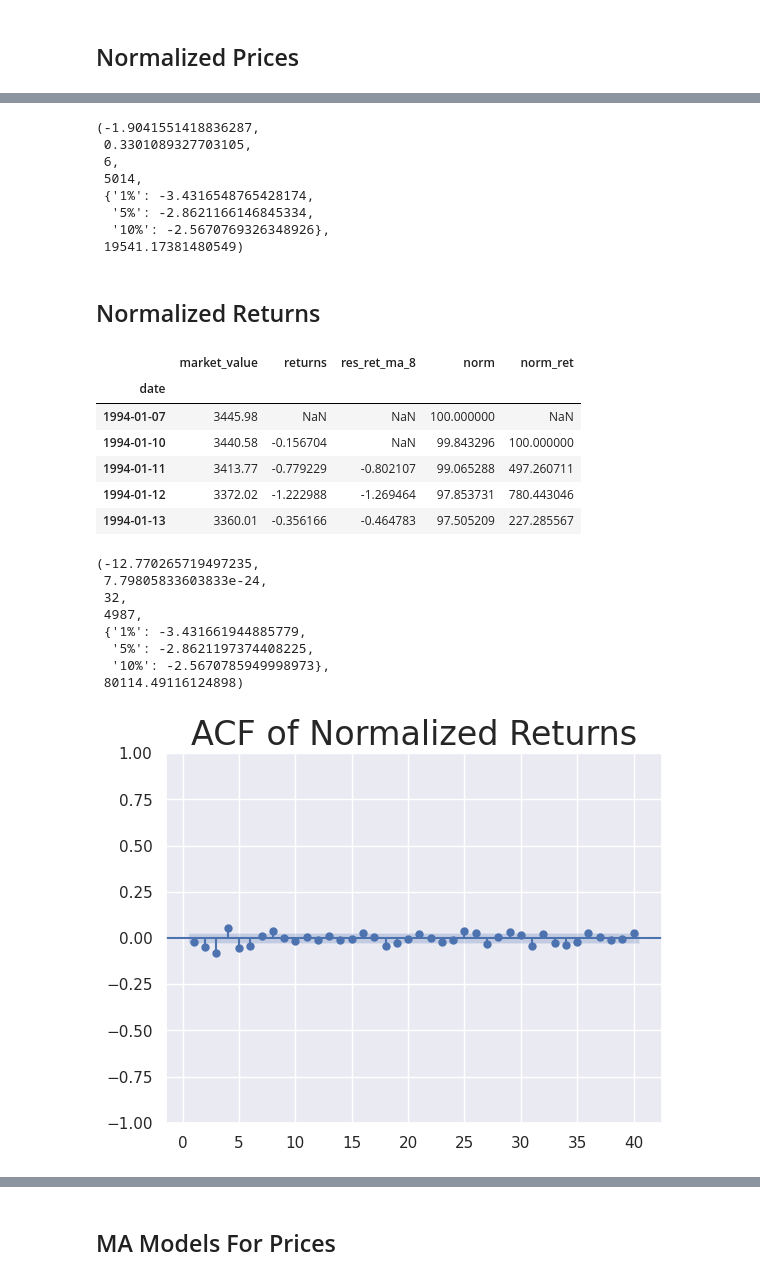
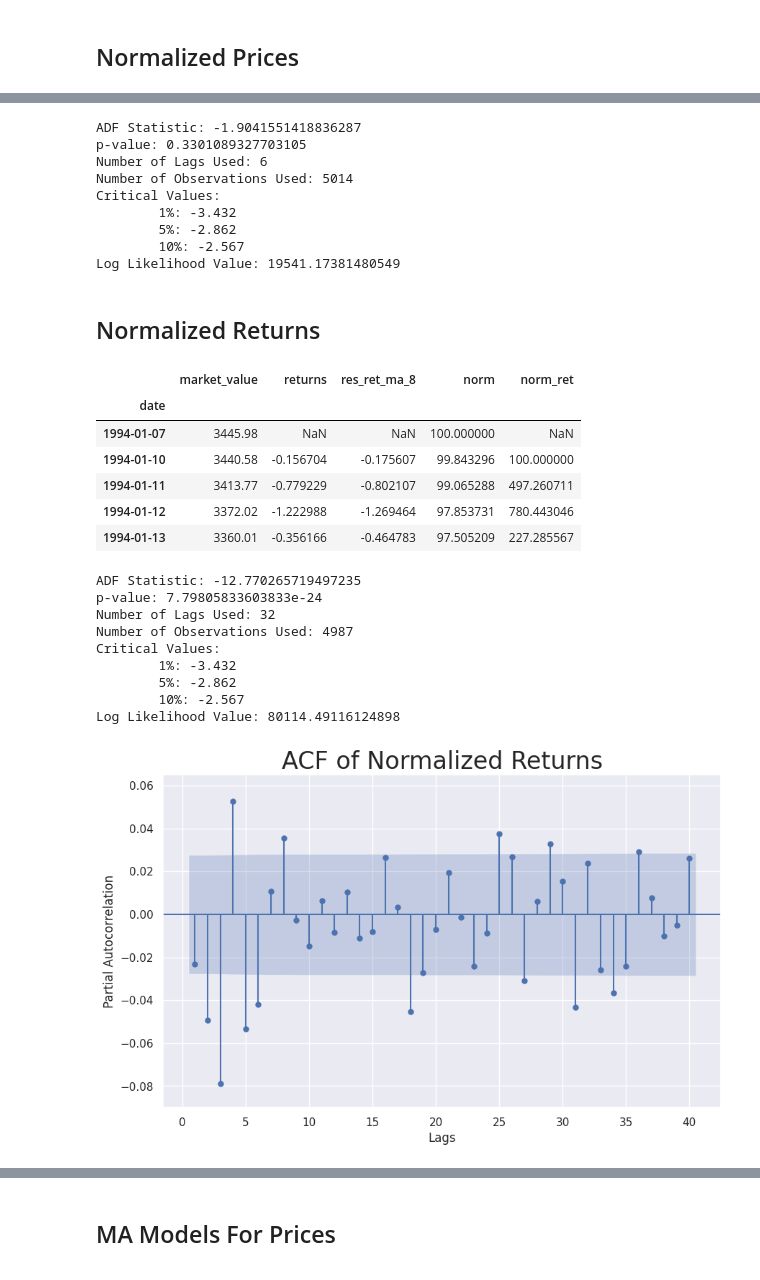
Before and after one commit to davidsosaolea/curso-series-temporales, a Jupyter notebook: 6. Modelos MA medias móviles/Python/8_Modelo_MA_Returns.ipynb, the cells around one changed output, grey strips where cells are left out. Saved outputs shown, nothing was run; the diff lists cells and outputs as text; code cells hidden in the pictures.

```diff
--- a/6. Modelos MA medias móviles/Python/8_Modelo_MA_Returns.ipynb
+++ b/6. Modelos MA medias móviles/Python/8_Modelo_MA_Returns.ipynb
@@ -296,7 +296,7 @@ LLR_test(results_ret_ma_6, results_ret_ma_8, DF = 2)
 # %% [markdown]
 ## Residuals for Returns
 # %%
-df['res_ret_ma_8'] = results_ret_ma_8.resid[1:]
+df['res_ret_ma_8'] = results_ret_ma_8.resid
 # %%
 df
 # %% [output]
@@ -377,17 +377,26 @@ df.head()
 | 1994-01-11 | 3413.77 | -0.779229 | -0.802107 | 99.065288 |
 | 1994-01-12 | 3372.02 | -1.222988 | -1.269464 | 97.853731 |
 | 1994-01-13 | 3360.01 | -0.356166 | -0.464783 | 97.505209 |
-# %%
-sts.adfuller(df['norm'])
-# %% [output]
-(-1.9041551418836287,
- 0.3301089327703105,
- 6,
- 5014,
- {'1%': -3.4316548765428174,
-  '5%': -2.8621166146845334,
-  '10%': -2.5670769326348926},
- 19541.17381480549)
+# %%
+result = sts.adfuller(df['norm'])
+print('ADF Statistic:', result[0])
+print('p-value:', result[1])
+print('Number of Lags Used:', result[2])  # Retrasos utilizados
+print('Number of Observations Used:', result[3])
+print('Critical Values:')
+for key, value in result[4].items():
+    print('\t%s: %.3f' % (key, value))
+print('Log Likelihood Value:', result[5])
+# %% [output]
+ADF Statistic: -1.9041551418836287
+p-value: 0.3301089327703105
+Number of Lags Used: 6
+Number of Observations Used: 5014
+Critical Values:
+        1%: -3.432
+        5%: -2.862
+        10%: -2.567
+Log Likelihood Value: 19541.17381480549
 # %% [markdown]
 ## Normalized Returns
 # %%
@@ -399,25 +408,39 @@ df.head()
 |  | market_value | returns | res_ret_ma_8 | norm | norm_ret |
 | date |  |  |  |  |  |
 | 1994-01-07 | 3445.98 | NaN | NaN | 100.000000 | NaN |
-| 1994-01-10 | 3440.58 | -0.156704 | NaN | 99.843296 | 100.000000 |
+| 1994-01-10 | 3440.58 | -0.156704 | -0.175607 | 99.843296 | 100.000000 |
 | 1994-01-11 | 3413.77 | -0.779229 | -0.802107 | 99.065288 | 497.260711 |
 | 1994-01-12 | 3372.02 | -1.222988 | -1.269464 | 97.853731 | 780.443046 |
 | 1994-01-13 | 3360.01 | -0.356166 | -0.464783 | 97.505209 | 227.285567 |
-# %%
-sts.adfuller(df.norm_ret[1:])
-# %% [output]
-(-12.770265719497235,
- 7.79805833603833e-24,
- 32,
- 4987,
- {'1%': -3.431661944885779,
-  '5%': -2.8621197374408225,
-  '10%': -2.5670785949998973},
- 80114.49116124898)
+# %%
+result = sts.adfuller(df.norm_ret[1:])
+print('ADF Statistic:', result[0])
+print('p-value:', result[1])
+print('Number of Lags Used:', result[2])  # Retrasos utilizados
+print('Number of Observations Used:', result[3])
+print('Critical Values:')
+for key, value in result[4].items():
+    print('\t%s: %.3f' % (key, value))
+print('Log Likelihood Value:', result[5])
+# %% [output]
+ADF Statistic: -12.770265719497235
+p-value: 7.79805833603833e-24
+Number of Lags Used: 32
+Number of Observations Used: 4987
+Critical Values:
+        1%: -3.432
+        5%: -2.862
+        10%: -2.567
+Log Likelihood Value: 80114.49116124898
 # %%
-sgt.plot_acf(df.norm_ret[1:], zero = False, lags = 40)
+fig, ax = plt.subplots(figsize=(10, 6))
+sgt.plot_acf(df.norm_ret[1:], zero = False, lags = 40, ax= ax)
 plt.title("ACF of Normalized Returns",size=24)
+plt.ylim(-0.09, 0.065)  # Establece los límites del eje Y
+plt.xlabel('Lags')
+plt.ylabel('Partial Autocorrelation')
+plt.grid(True)
 plt.show()
 # %% [output]
-[figure, old version]
+[figure, new version]
 # %%
```
Also changed, not shown: parts of 22 cells of this notebook.
